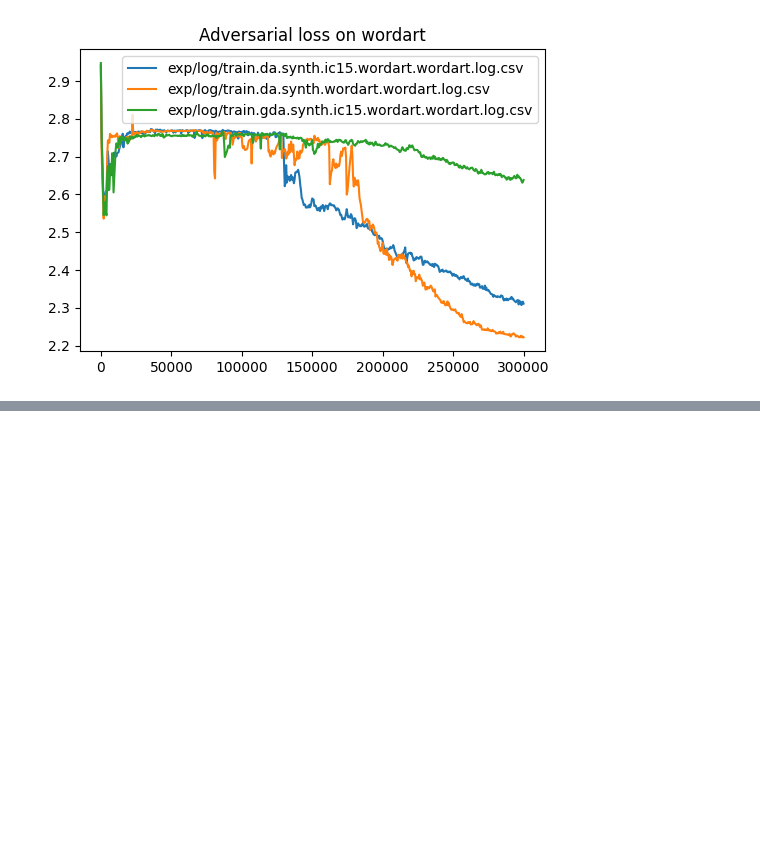
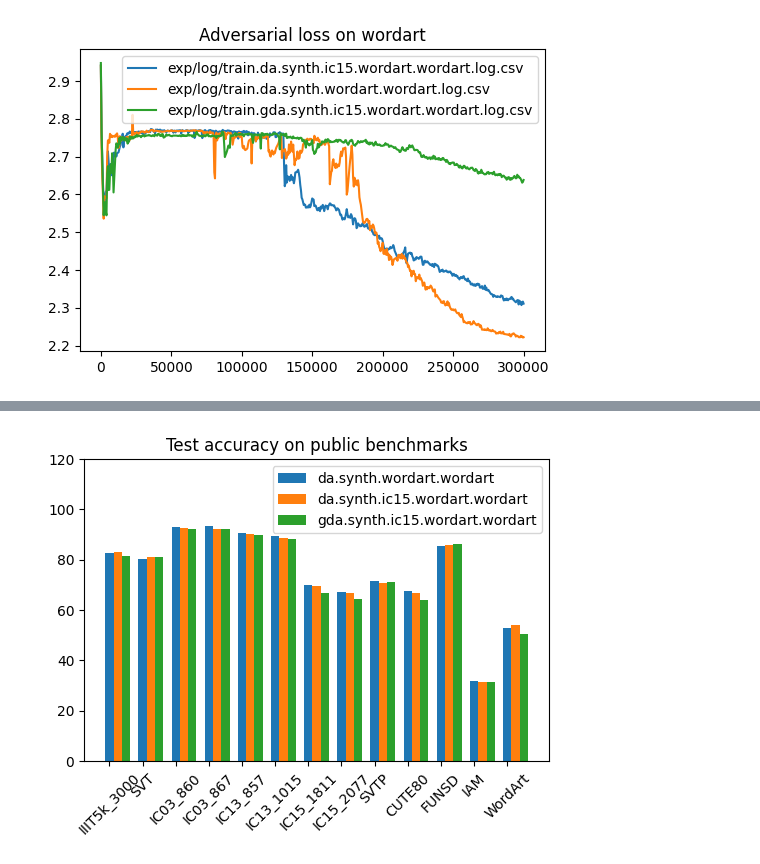
Before and after one commit to khanh-moriaty/Seq2SeqAdapt, a Jupyter notebook: viz.ipynb, the cells around one changed output, grey strips where cells are left out. Drawn from its saved outputs; the diff is of its cells as text; code cells hidden in the pictures; blank space fills up the shorter version.

```diff
--- a/viz.ipynb
+++ b/viz.ipynb
@@ -56,0 +97,8 @@ plot(
+# %%
+plot_bars([
+    'result/exp_saved_models_TPS-ResNet-BiLSTM-Attn-Seed1111_da.synth.wordart.wordart_iter_300000.pth/log_all_evaluation.csv',
+    'result/exp_saved_models_TPS-ResNet-BiLSTM-Attn-Seed1111_da.synth.ic15.wordart.wordart_iter_300000.pth/log_all_evaluation.csv',
+    'result/exp_saved_models_TPS-ResNet-BiLSTM-Attn-Seed1111_gda.synth.ic15.wordart.wordart_iter_300000.pth/log_all_evaluation.csv',
+])
+# %% [output]
+[figure, added]
```
Also changed, not shown: parts of 3 cells of this notebook, 4 other files.
